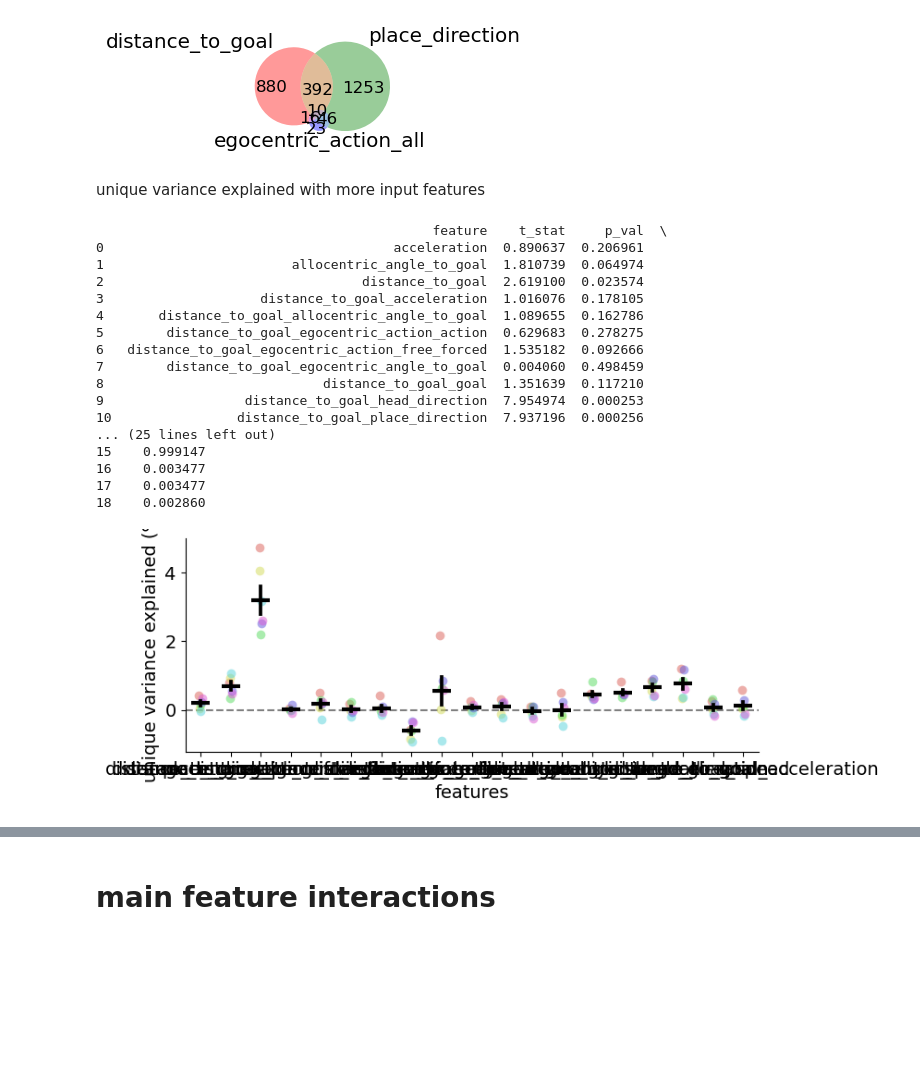
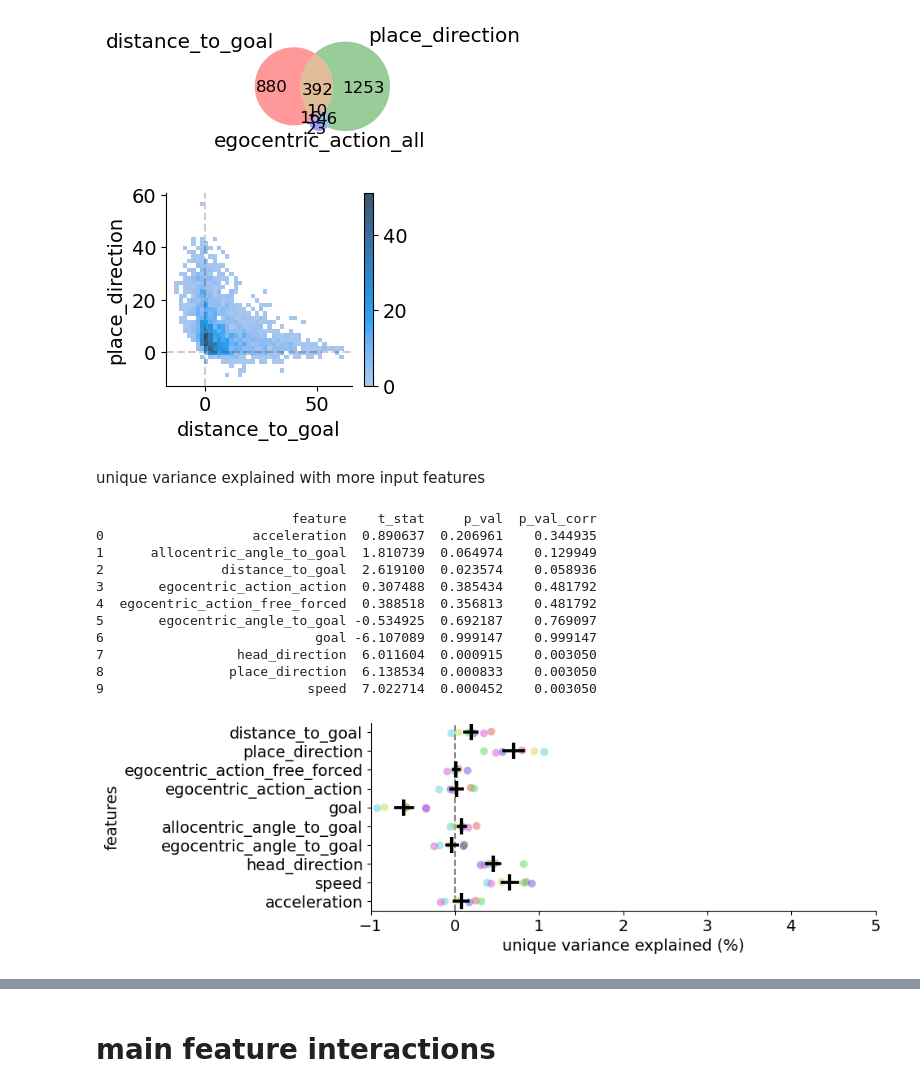
Before and after one commit to peterdoohan/GridMaze-mFC, a Jupyter notebook: Notebooks/nbeGLM.ipynb, the cells around one changed output, grey strips where cells are left out. Saved outputs shown, nothing was run; the diff lists cells and outputs as text; code cells hidden in the pictures; blank space fills up the shorter version.

Commit message:
v2 of nbeGLM summary plots

```diff
--- a/Notebooks/nbeGLM.ipynb
+++ b/Notebooks/nbeGLM.ipynb
@@ -43,7 +43,7 @@ from GridMaze.analysis.nbeGLM import model_comparisons as mc
 # model performance validation
 # %%
 nbe_validation = lms.load_model_set_cv_scores(
-    model_set="performance_validation2", maze_names=["maze_1", "maze_2", "rooms_maze"], all_completed=True
+    model_set="performance_validation", maze_names=["maze_1", "maze_2", "rooms_maze"], all_completed=True
 )
 f, ax = plt.subplots(figsize=(4, 3))
 mc.plot_performance_validation(nbe_validation, ax=ax, outlier_threshold=-0.2)
@@ -73,7 +73,7 @@ baseline vs embedding:
 # feature-group interactions validation
 # %%
 interaction_validation_results = lms.load_model_set_cv_scores(
-    "interaction_validation2", maze_names=["maze_1", "maze_2", "rooms_maze"], all_completed=True
+    "interaction_validation", maze_names=["maze_1", "maze_2", "rooms_maze"], all_completed=True
 )
 # %%
 reload(mc)
@@ -107,7 +107,7 @@ t_stat: 1.5168111792901828, p_val: 0.18976055641126255
 from GridMaze.analysis.nbeGLM import variance_explained as ve
 # %%
 variance_explained_results = lms.load_model_set_cv_scores(
-    "variance_explained2", maze_names=["maze_1", "maze_2", "rooms_maze"], all_completed=True
+    "variance_explained", maze_names=["maze_1", "maze_2", "rooms_maze"], all_completed=True
 )
 reduced_models = [
     "remove_distance_to_goal",
@@ -155,11 +154,18 @@ ve.plot_summary_venn_diagram(
 fig.savefig("../results/nbeGLM/figures/feature_tuning_venn.pdf")
 # %% [output]
 [figure]
+# %%
+reload(ve)
+f, ax = plt.subplots(1, 1, figsize=(3, 2.5))
+ve.plot_cpd_clusters(cpd_df, feature_tuned_df, ax=ax)
+f.savefig("../results/nbeGLM/figures/cpd_scatter.pdf")
+# %% [output]
+[figure, added]
 # %% [markdown]
 unique variance explained with more input features
 # %%
 variance_explained_full_results = lms.load_model_set_cv_scores(
-    "variance_explained_full2",
+    "variance_explained_full",
     maze_names=[
         "maze_1",
         "maze_2",
@@ -170,52 +176,39 @@ variance_explained_full_results = lms.load_model_set_cv_scores(
 reduced_models = [
     "remove_distance_to_goal",
     "remove_place_direction",
-    "remove_distance_to_goal_place_direction",
     "remove_egocentric_action_free_forced",
-    "remove_distance_to_goal_egocentric_action_free_forced",
     "remove_egocentric_action_action",
-    "remove_distance_to_goal_egocentric_action_action",
     "remove_goal",
-    "remove_distance_to_goal_goal",
     "remove_allocentric_angle_to_goal",
-    "remove_distance_to_goal_allocentric_angle_to_goal",
     "remove_egocentric_angle_to_goal",
-    "remove_distance_to_goal_egocentric_angle_to_goal",
     "remove_head_direction",
-    "remove_distance_to_goal_head_direction",
     "remove_speed",
-    "remove_distance_to_goal_speed",
     "remove_acceleration",
-    "remove_distance_to_goal_acceleration",
 ]
 cpd_full_df = ve.get_cpd_df(variance_explained_full_results, reduced_models=reduced_models, outlier_threshold=-0.2)
 # %%
 reload(ve)
 f, ax = plt.subplots(figsize=(8, 3))
 ve.plot_variance_explained(
     cpd_full_df,
     features=[f.split("_", 1)[-1] for f in reduced_models],
     print_stats=True,
     plot_single_subject=True,
+    orientation="horizontal",
     ax=ax,
 )
-# f.savefig("../results/nbeGLM/figures/unique_variance_explained_full.pdf")
+ax.set_xlim(-1, 5)
+f.savefig("../results/nbeGLM/figures/unique_variance_explained_control_1.pdf")
 # %% [output]
-                                           feature    t_stat     p_val  \
-0                                     acceleration  0.890637  0.206961
-1                        allocentric_angle_to_goal  1.810739  0.064974
-2                                 distance_to_goal  2.619100  0.023574
-3                    distance_to_goal_acceleration  1.016076  0.178105
-4       distance_to_goal_allocentric_angle_to_goal  1.089655  0.162786
-5        distance_to_goal_egocentric_action_action  0.629683  0.278275
-6   distance_to_goal_egocentric_action_free_forced  1.535182  0.092666
-7        distance_to_goal_egocentric_angle_to_goal  0.004060  0.498459
-8                            distance_to_goal_goal  1.351639  0.117210
-9                  distance_to_goal_head_direction  7.954974  0.000253
-10                distance_to_goal_place_direction  7.937196  0.000256
-... (25 lines left out)
-15    0.999147
-16    0.003477
-17    0.003477
-18    0.002860
+                         feature    t_stat     p_val  p_val_corr
+0                   acceleration  0.890637  0.206961    0.344935
+1      allocentric_angle_to_goal  1.810739  0.064974    0.129949
+2               distance_to_goal  2.619100  0.023574    0.058936
+3       egocentric_action_action  0.307488  0.385434    0.481792
+4  egocentric_action_free_forced  0.388518  0.356813    0.481792
+5       egocentric_angle_to_goal -0.534925  0.692187    0.769097
+6                           goal -6.107089  0.999147    0.999147
+7                 head_direction  6.011604  0.000915    0.003050
+8                place_direction  6.138534  0.000833    0.003050
+9                          speed  7.022714  0.000452    0.003050
-[figure, old version]
+[figure, new version]
```
Also changed, not shown: parts of 12 cells of this notebook, 4 other files.
